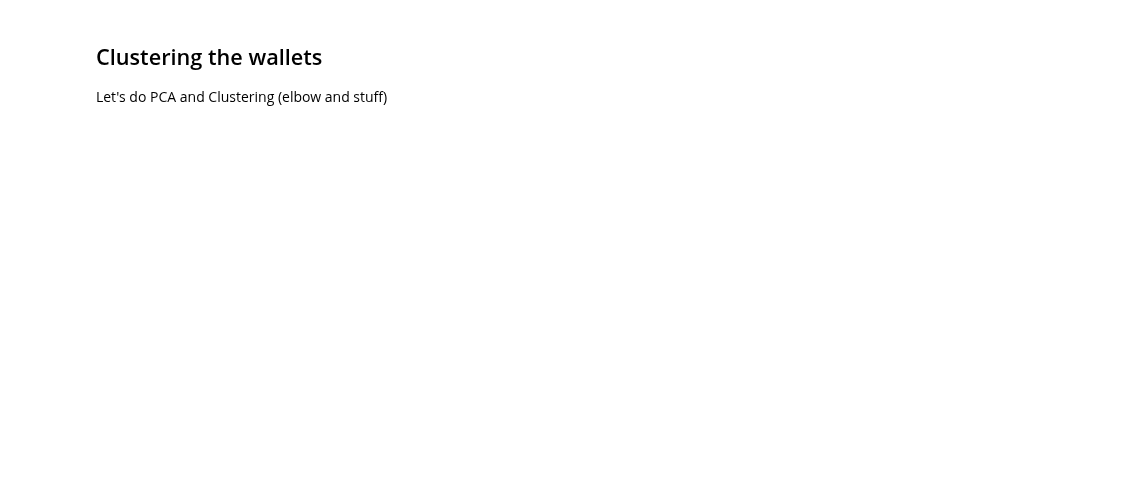
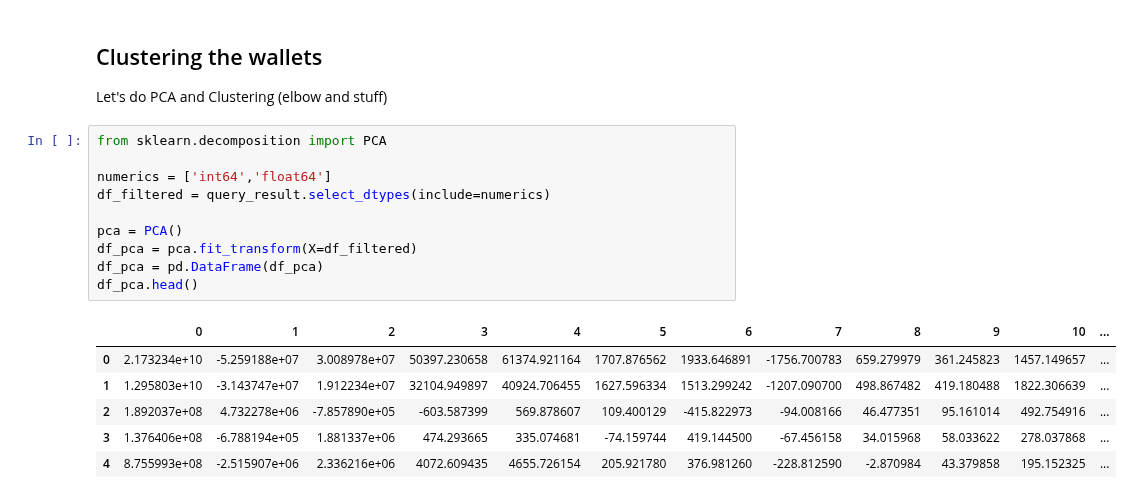
Before and after one commit to duneanalytics/dune-client, a Jupyter notebook: examples/Protocol and Chain Wallet Clustering.ipynb, the cells around one changed output. Drawn from its saved outputs; the diff is of its cells as text; blank space fills up the shorter version.

```diff
--- a/examples/Protocol and Chain Wallet Clustering.ipynb
+++ b/examples/Protocol and Chain Wallet Clustering.ipynb
@@ -50,3 +99,20 @@ It costs 0 credits to run on the free engine in Y minutes, and costs Z credits f
 ## Clustering the wallets
 
 Let's do PCA and Clustering (elbow and stuff)
+# %%
+from sklearn.decomposition import PCA
+
+numerics = ['int64','float64']
+df_filtered = query_result.select_dtypes(include=numerics)
+
+pca = PCA()
+df_pca = pca.fit_transform(X=df_filtered)
+df_pca = pd.DataFrame(df_pca)
+df_pca.head()
+# %% [output]
+|  | 0 | 1 | 2 | 3 | 4 | 5 | 6 | 7 | 8 | 9 | 10 | ... |
+| 0 | 2.173234e+10 | -5.259188e+07 | 3.008978e+07 | 50397.230658 | 61374.921164 | 1707.876562 | 1933.646891 | -1756.700783 | 659.279979 | 361.245823 | 1457.149657 | ... |
+| 1 | 1.295803e+10 | -3.143747e+07 | 1.912234e+07 | 32104.949897 | 40924.706455 | 1627.596334 | 1513.299242 | -1207.090700 | 498.867482 | 419.180488 | 1822.306639 | ... |
+| 2 | 1.892037e+08 | 4.732278e+06 | -7.857890e+05 | -603.587399 | 569.878607 | 109.400129 | -415.822973 | -94.008166 | 46.477351 | 95.161014 | 492.754916 | ... |
+| 3 | 1.376406e+08 | -6.788194e+05 | 1.881337e+06 | 474.293665 | 335.074681 | -74.159744 | 419.144500 | -67.456158 | 34.015968 | 58.033622 | 278.037868 | ... |
+| 4 | 8.755993e+08 | -2.515907e+06 | 2.336216e+06 | 4072.609435 | 4655.726154 | 205.921780 | 376.981260 | -228.812590 | -2.870984 | 43.379858 | 195.152325 | ... |
```
Also changed, not shown: parts of 12 cells of this notebook, 3 other files.
